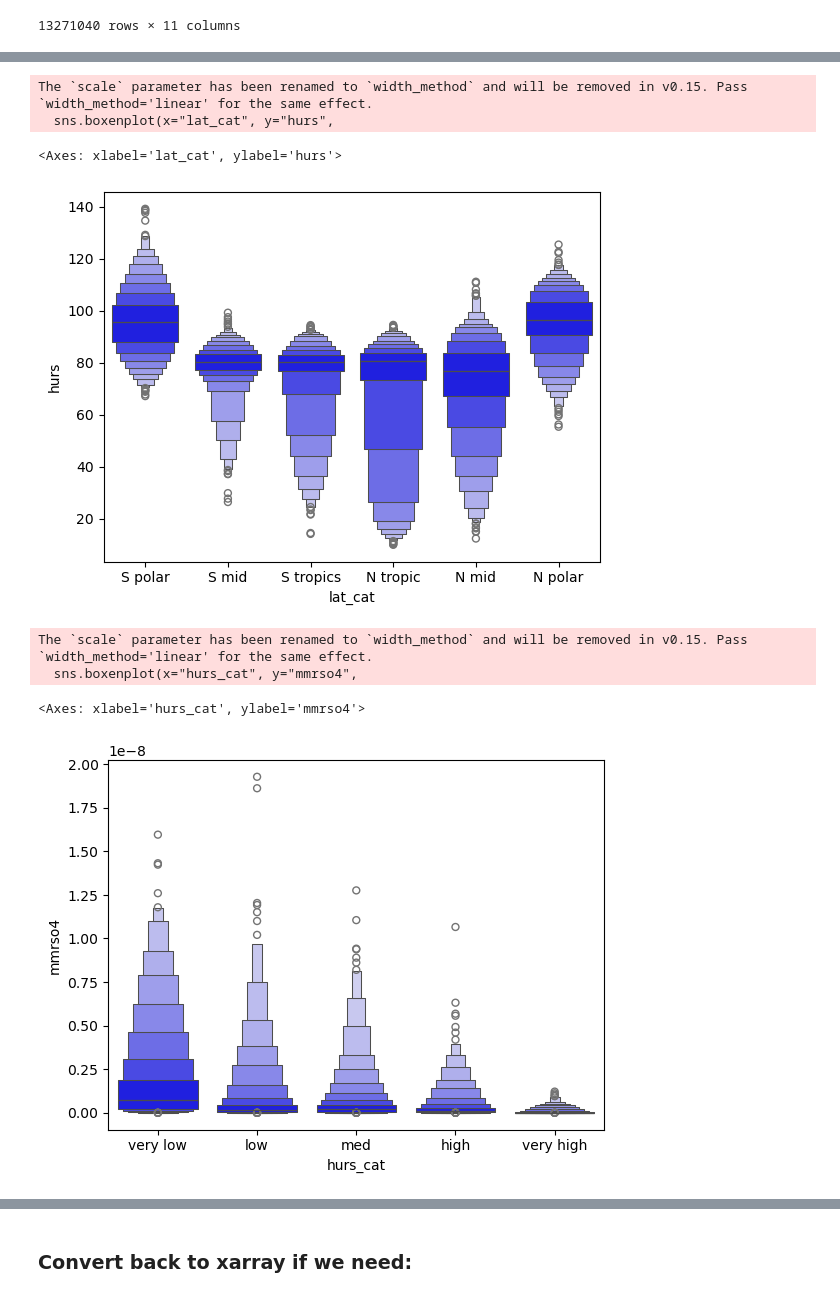
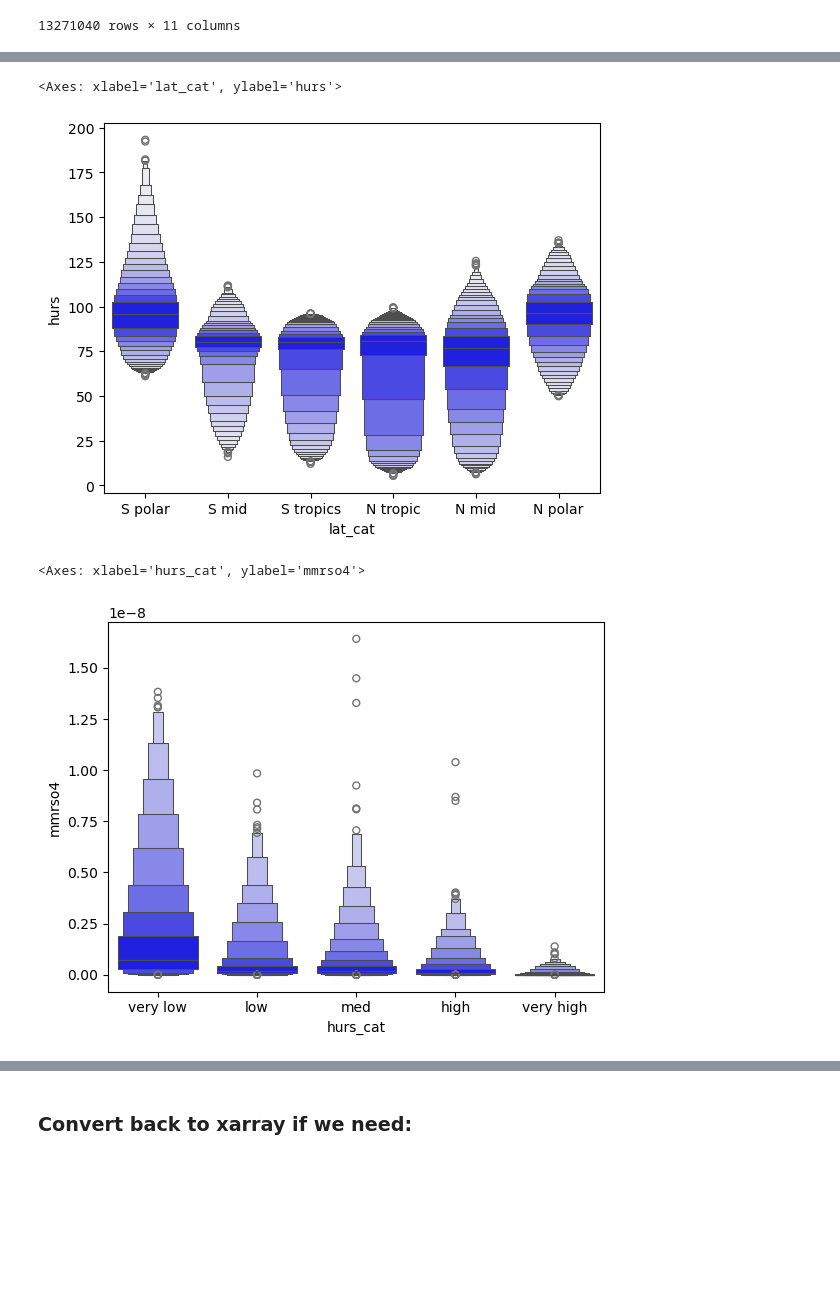
Before and after one commit to MetOs-UiO/eScience2024, a Jupyter notebook: docs/learning/notebooks/some-xarray-pandas-presentation_Sara.ipynb, the cells around one changed output, grey strips where cells are left out. Drawn from its saved outputs; the diff is of its cells as text; code cells hidden in the pictures; blank space fills up the shorter version.

```diff
--- a/docs/learning/notebooks/some-xarray-pandas-presentation_Sara.ipynb
+++ b/docs/learning/notebooks/some-xarray-pandas-presentation_Sara.ipynb
@@ -78,8 +77,12 @@ Please check [here](https://pangeo-data.github.io/escience-2022/pangeo101/data_d
 
 Particularly useful is maybe the variable search which you find here: https://clipc-services.ceda.ac.uk/dreq/mipVars.html
 # %%
-cat = col.search(source_id=['CESM2'], experiment_id=['historical'], table_id=['Amon','fx','AERmon'],
-                 variable_id=['tas','hurs', 'areacella','mmrso4' ], member_id=['r1i1p1f1'])
+cat = col.search(source_id = ['CESM2'],
+                 experiment_id=['historical'],
+                 table_id=['Amon','fx','AERmon'],
+                 variable_id=['tas','hurs', 'areacella','mmrso4' ],
+                 member_id=['r1i1p1f1'],
+                )
 cat.df
 # %% [output]
 |  | variable_id | table_id | source_id | experiment_id | member_id | grid_label | time_range | activity_id | ... |
@@ -934,22 +917,22 @@ df_ri.sample(n=20000).groupby('lat_cat').mean()#numeric_only=True)
 # %%
 sns.boxenplot(x="lat_cat", y="hurs",
               color="b",
-              scale="linear", data=df_ri.sample(n=20000))
+              #scale="linear",
+              width_method='linear',
+              data=df_ri)#.sample(n=20000))
 # %% [output]
-The `scale` parameter has been renamed to `width_method` and will be removed in v0.15. Pass `width_method='linear' for the same effect.
-  sns.boxenplot(x="lat_cat", y="hurs",
+<Axes: xlabel='lat_cat', ylabel='hurs'>
-<Axes: xlabel='lat_cat', ylabel='hurs'>
-[figure, old version]
+[figure, new version]
 # %%
-sns.boxenplot(x="hurs_cat", y="mmrso4",
+sns.boxenplot(x="hurs_cat",
+              y="mmrso4",
               color="b",
-              scale="linear", data=df_ri.sample(n=20000),
+              width_method='linear',
+              data=df_ri.sample(n=20000),
              )
 # %% [output]
-The `scale` parameter has been renamed to `width_method` and will be removed in v0.15. Pass `width_method='linear' for the same effect.
-  sns.boxenplot(x="hurs_cat", y="mmrso4",
+<Axes: xlabel='hurs_cat', ylabel='mmrso4'>
-<Axes: xlabel='hurs_cat', ylabel='mmrso4'>
-[figure, old version]
+[figure, new version]
 # %%
 sns.displot(x="mmrso4",
             hue='lat_cat',
```
Also changed, not shown: parts of 61 cells of this notebook.
